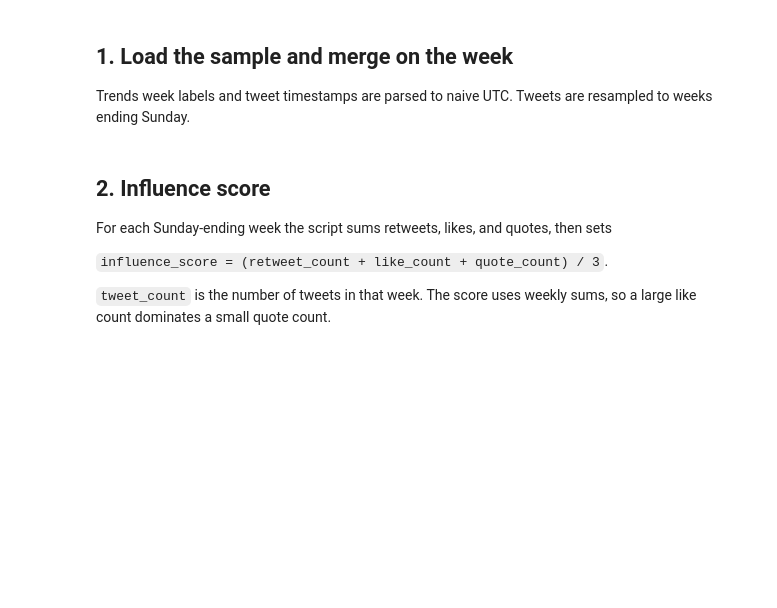
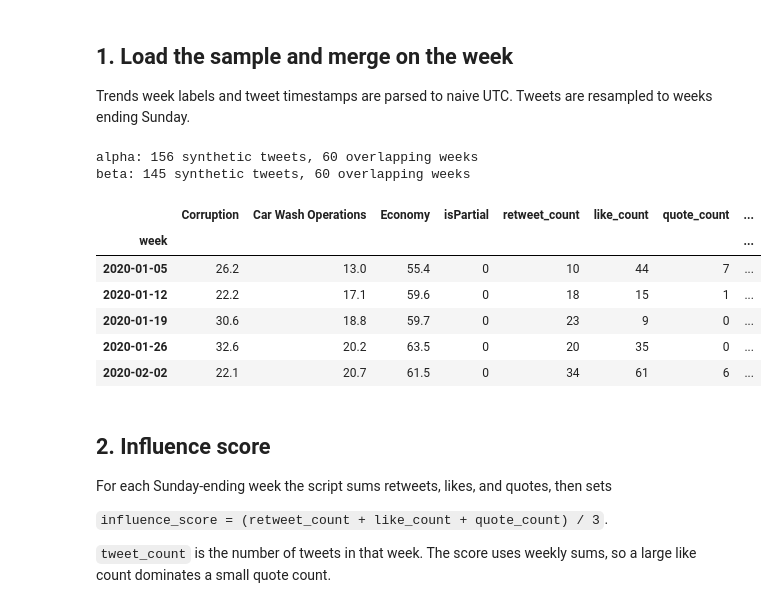
Before and after one commit to mohamd764/search-vs-social-signal-analysis, a Jupyter notebook: analysis.ipynb, the cells around one changed output. Cells and saved outputs as stored; diff of their text form; code cells hidden in the pictures; blank space fills up the shorter version.

```diff
--- a/analysis.ipynb
+++ b/analysis.ipynb
@@ -18,18 +18,37 @@ Trends week labels and tweet timestamps are parsed to naive UTC. Tweets are resa
 # %%
 from IPython.display import display
 
+import matplotlib.pyplot as plt
+
 import analysis
+
+
+def show_figure(fig):
+    """Embed one figure, then close it so the inline backend does not repeat it."""
+    display(fig)
+    plt.close(fig)
+
 
 trends = analysis.load_trends(analysis.DEFAULT_TRENDS_PATH)
 series = []
 for path in analysis.DEFAULT_TWEET_PATHS:
     name = path.stem.replace("twitter_", "").replace("_", " ")
     tweets = analysis.load_tweets(path)
     result = analysis.analyze_series(trends, tweets, window=12)
     series.append((name, result))
     print(f"{name}: {len(tweets)} synthetic tweets, {len(result['merged'])} overlapping weeks")
 
 display(series[0][1]["merged"].head())
+# %% [output]
+alpha: 156 synthetic tweets, 60 overlapping weeks
+beta: 145 synthetic tweets, 60 overlapping weeks
+|  | Corruption | Car Wash Operations | Economy | isPartial | retweet_count | like_count | quote_count | ... |
+| week |  |  |  |  |  |  |  | ... |
+| 2020-01-05 | 26.2 | 13.0 | 55.4 | 0 | 10 | 44 | 7 | ... |
+| 2020-01-12 | 22.2 | 17.1 | 59.6 | 0 | 18 | 15 | 1 | ... |
+| 2020-01-19 | 30.6 | 18.8 | 59.7 | 0 | 23 | 9 | 0 | ... |
+| 2020-01-26 | 32.6 | 20.2 | 63.5 | 0 | 20 | 35 | 0 | ... |
+| 2020-02-02 | 22.1 | 20.7 | 61.5 | 0 | 34 | 61 | 6 | ... |
 # %% [markdown]
 ## 2. Influence score
 
```
Also changed, not shown: parts of 4 cells of this notebook, 4 other files.
